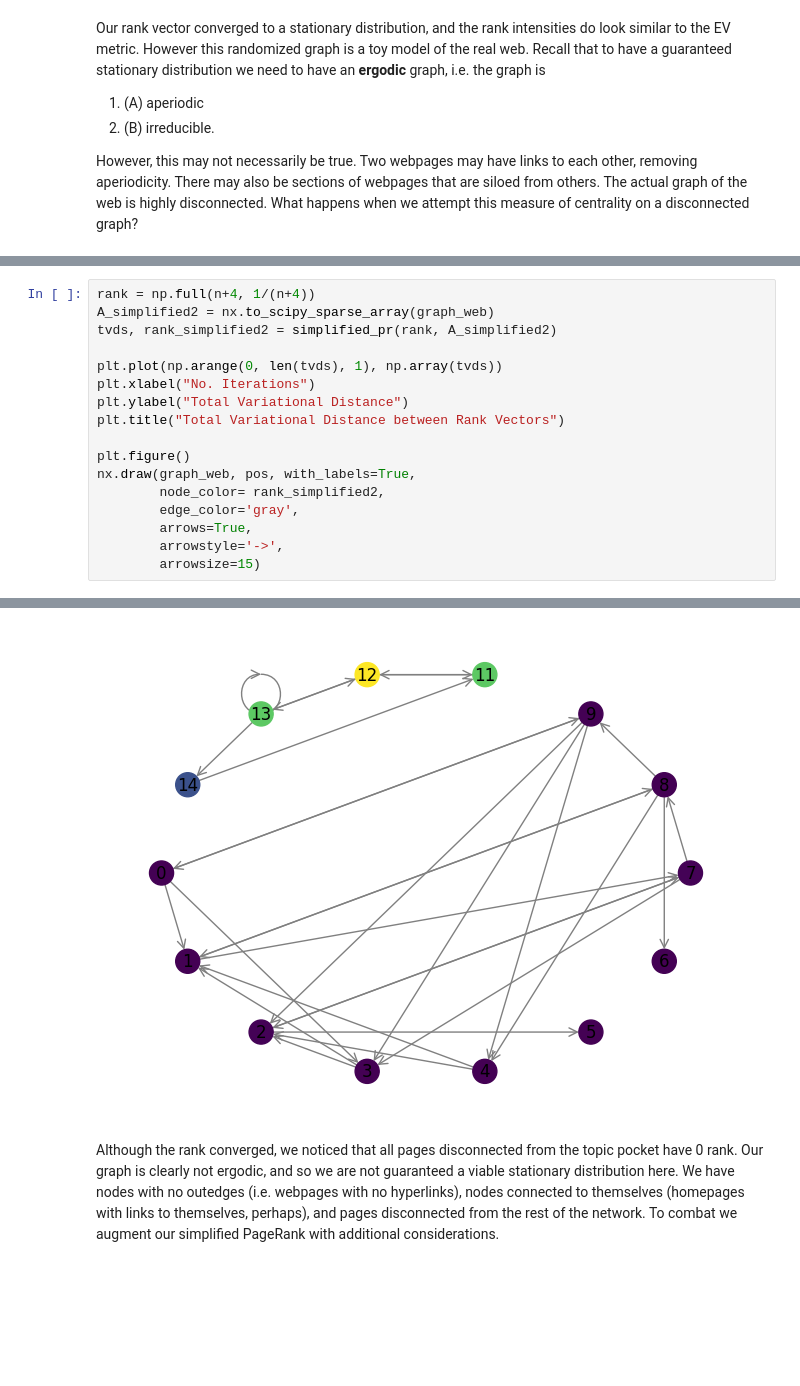
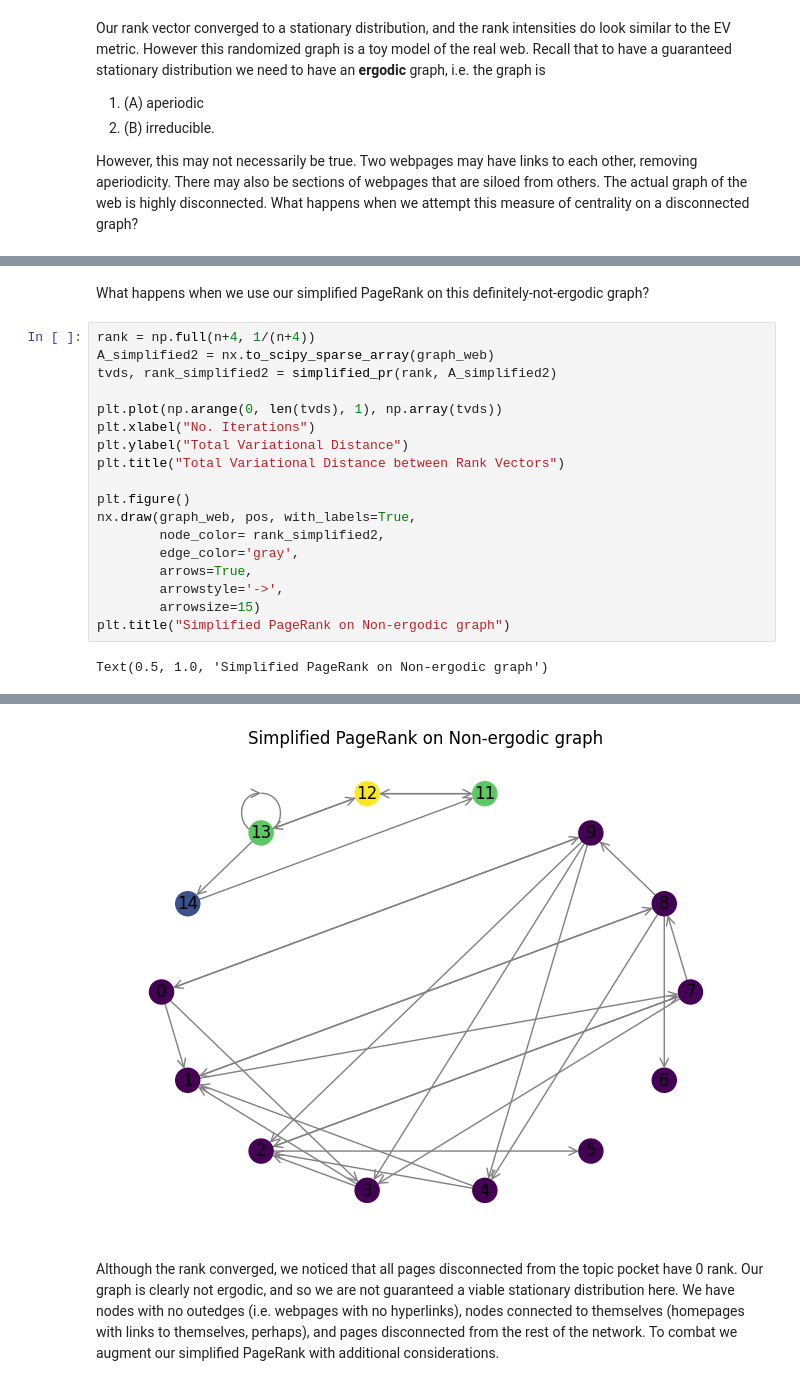
Before and after one commit to vviggyy/mc_pagerank, a Jupyter notebook: mc_pagerank.ipynb, the cells around one changed output, grey strips where cells are left out. Saved outputs shown, nothing was run; the diff lists cells and outputs as text; blank space fills up the shorter version.

```diff
--- a/mc_pagerank.ipynb
+++ b/mc_pagerank.ipynb
@@ -221,26 +219,30 @@ plt.title("More Complex Model: Disconnected Webpages, Cycles")
 plt.show()
 # %% [output]
 [figure]
+# %% [markdown]
+What happens when we use our simplified PageRank on this definitely-not-ergodic graph?
 # %%
 rank = np.full(n+4, 1/(n+4))
 A_simplified2 = nx.to_scipy_sparse_array(graph_web)
 tvds, rank_simplified2 = simplified_pr(rank, A_simplified2)
 
 plt.plot(np.arange(0, len(tvds), 1), np.array(tvds))
 plt.xlabel("No. Iterations")
 plt.ylabel("Total Variational Distance")
 plt.title("Total Variational Distance between Rank Vectors")
 
 plt.figure()
 nx.draw(graph_web, pos, with_labels=True,
         node_color= rank_simplified2,
         edge_color='gray',
         arrows=True,
         arrowstyle='->',
         arrowsize=15)
+plt.title("Simplified PageRank on Non-ergodic graph")
 # %% [output]
+Text(0.5, 1.0, 'Simplified PageRank on Non-ergodic graph')
 [figure]
-[figure, old version]
+[figure, new version]
 # %% [markdown]
 Although the rank converged, we noticed that all pages disconnected from the topic pocket have 0 rank. Our graph is clearly not ergodic, and so we are not guaranteed a viable stationary distribution here. We have nodes with no outedges (i.e. webpages with no hyperlinks), nodes connected to themselves (homepages with links to themselves, perhaps), and pages disconnected from the rest of the network. To combat we augment our simplified PageRank with additional considerations.
 # %% [markdown]
```
Also changed, not shown: parts of 19 cells of this notebook.
